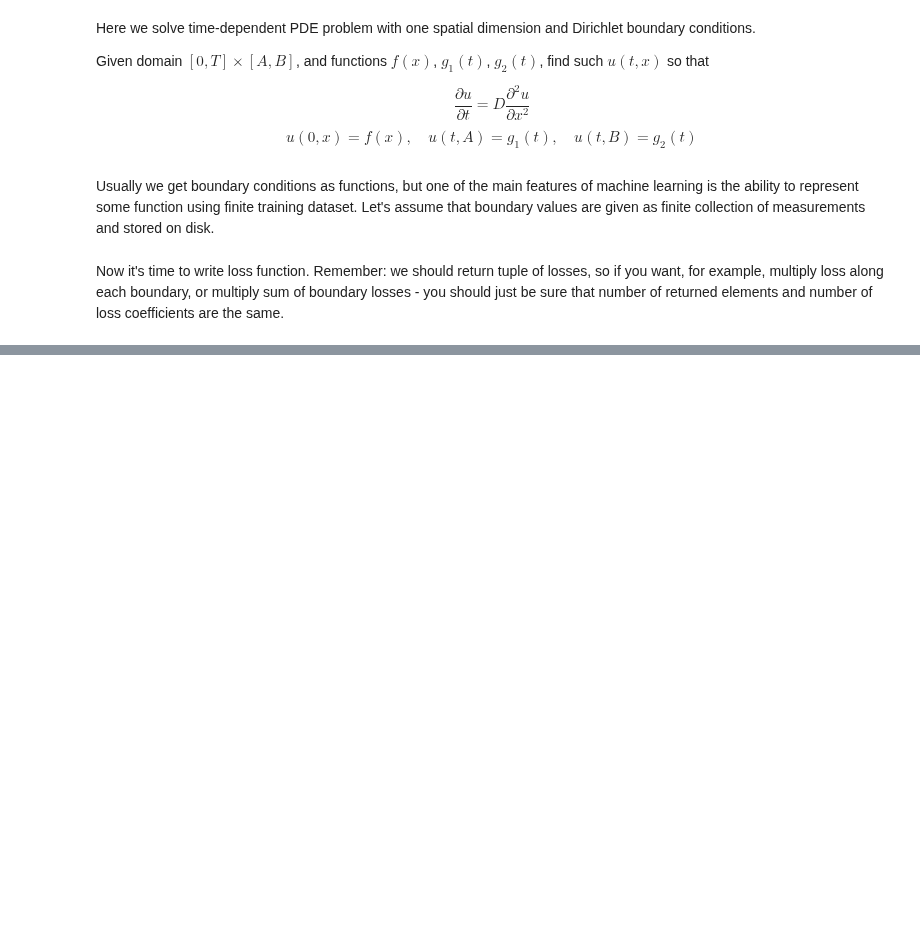
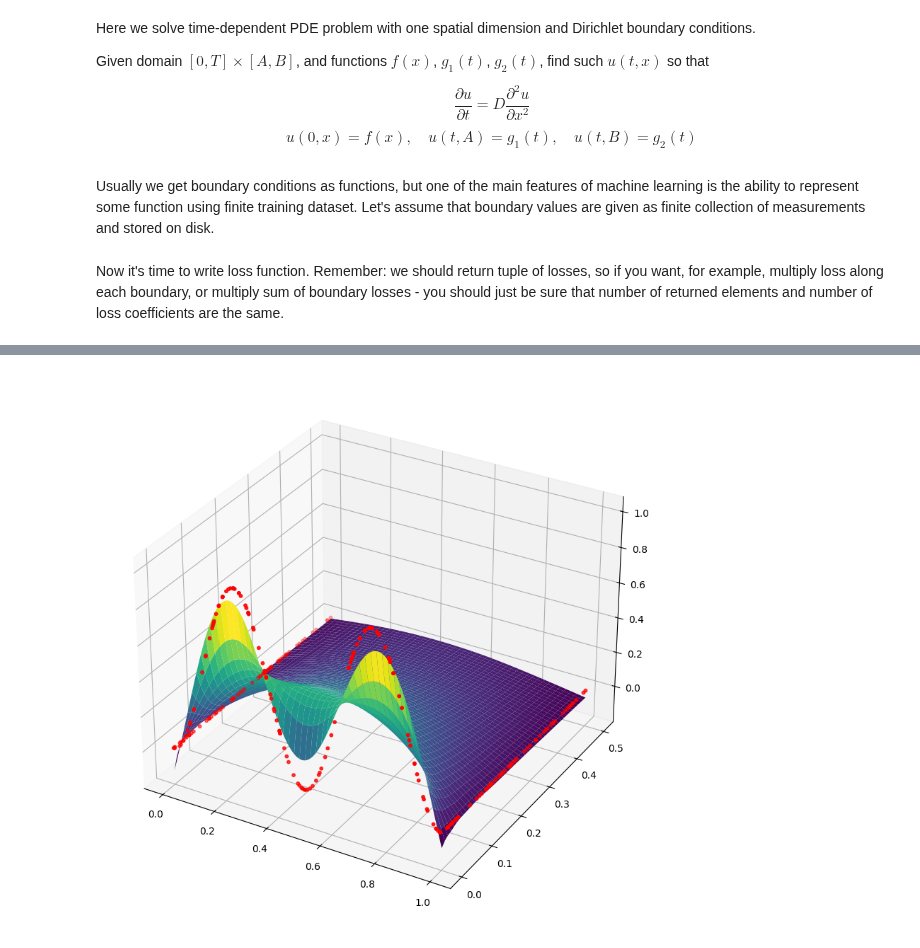
Before and after one commit to DaniilLaptev/pinns, a Jupyter notebook: examples/diffusion 1d.ipynb, the cells around one changed output, grey strips where cells are left out. Drawn from its saved outputs; the diff is of its cells as text; code cells hidden in the pictures; blank space fills up the shorter version.

```diff
--- a/examples/diffusion 1d.ipynb
+++ b/examples/diffusion 1d.ipynb
@@ -163,24 +154,28 @@ values = values.reshape(Nx, Nt)
 # %%
-fig = plt.figure(figsize=(12, 5))
+fig = plt.figure(figsize=(10, 10))
 
-ax = fig.add_subplot(121)
-ax.plot(trainer.loss_history, label='Loss')
-ax.plot(range(0, trainer.iter + 1, 1), trainer.error_history, label='Error')
-ax.grid()
-ax.set_yscale('log')
-ax.legend()
+# We know the shape of test data.
+Nt, Nx = 500, 150
+pts, values = test_data_sampler(full=True)
+
+pts = [
+    pts[:,0].reshape(Nx, Nt),
+    pts[:,1].reshape(Nx, Nt)
+]
+values = values.reshape(Nx, Nt)
 
 preds = pinn.predict(test_data_sampler(full=True)[0]).detach().reshape(Nx, Nt)
-ax = fig.add_subplot(122, projection='3d')
+ax = fig.add_subplot(111, projection='3d')
 ax.plot_surface(pts[1], pts[0], preds, cmap='viridis')
 
 # We also plot constraints as red dots.
 cstr_pts, cstr_vals = constraints_sampler()
 stacked_pts = torch.cat([torch.hstack([t[:, [1]], t[:, [0]]]) for t in cstr_pts])
 stacked_vals = torch.cat(cstr_vals)
 constraints = torch.hstack([stacked_pts, stacked_vals.reshape(-1, 1)]).T
 ax.scatter3D(*constraints, color='r', s=10)
 # ax.view_init(80, -120)
 
-plt.tight_layout()
 plt.show()
+# %% [output]
+[figure, added]
```
Also changed, not shown: parts of 6 cells of this notebook, 6 other files.
